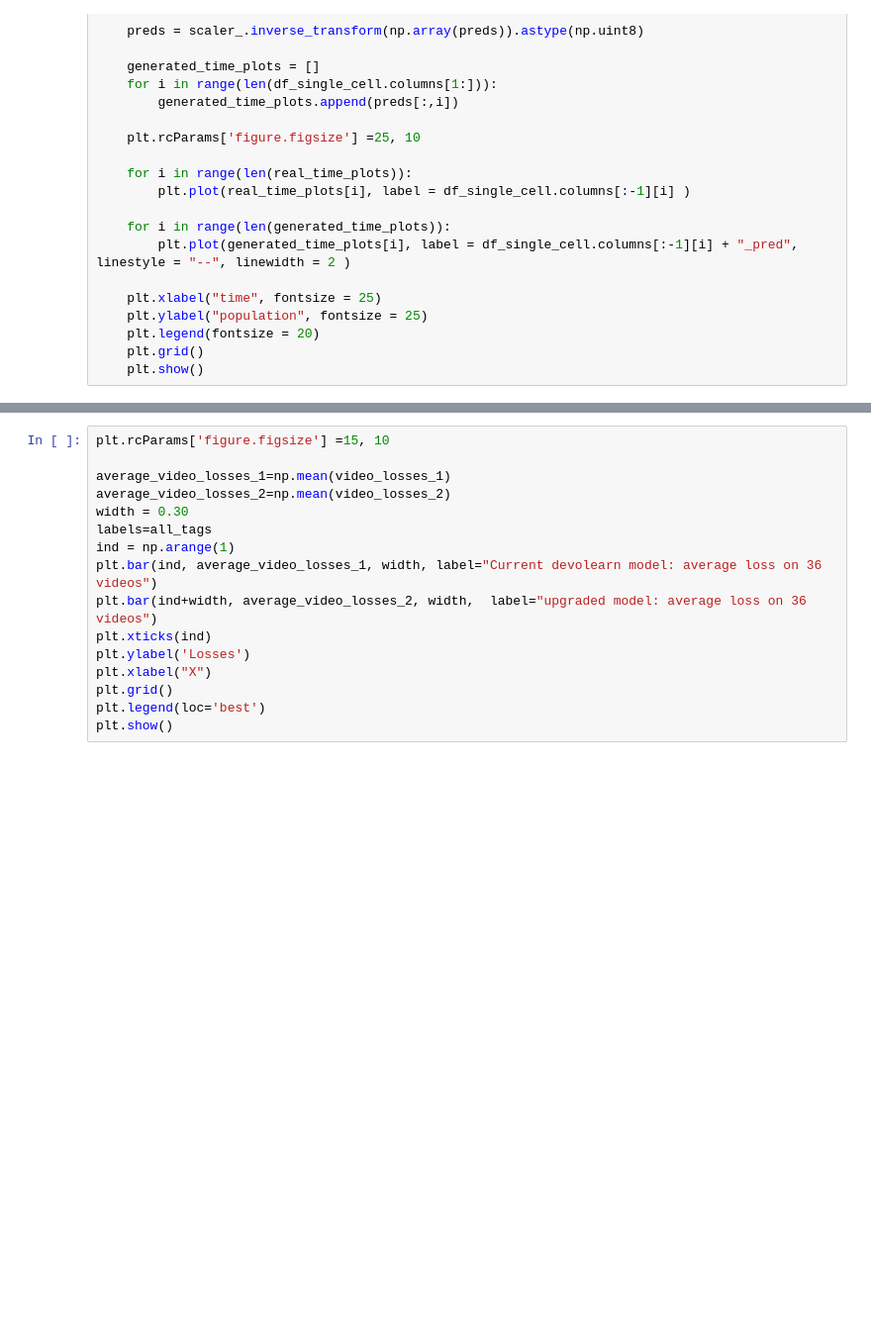
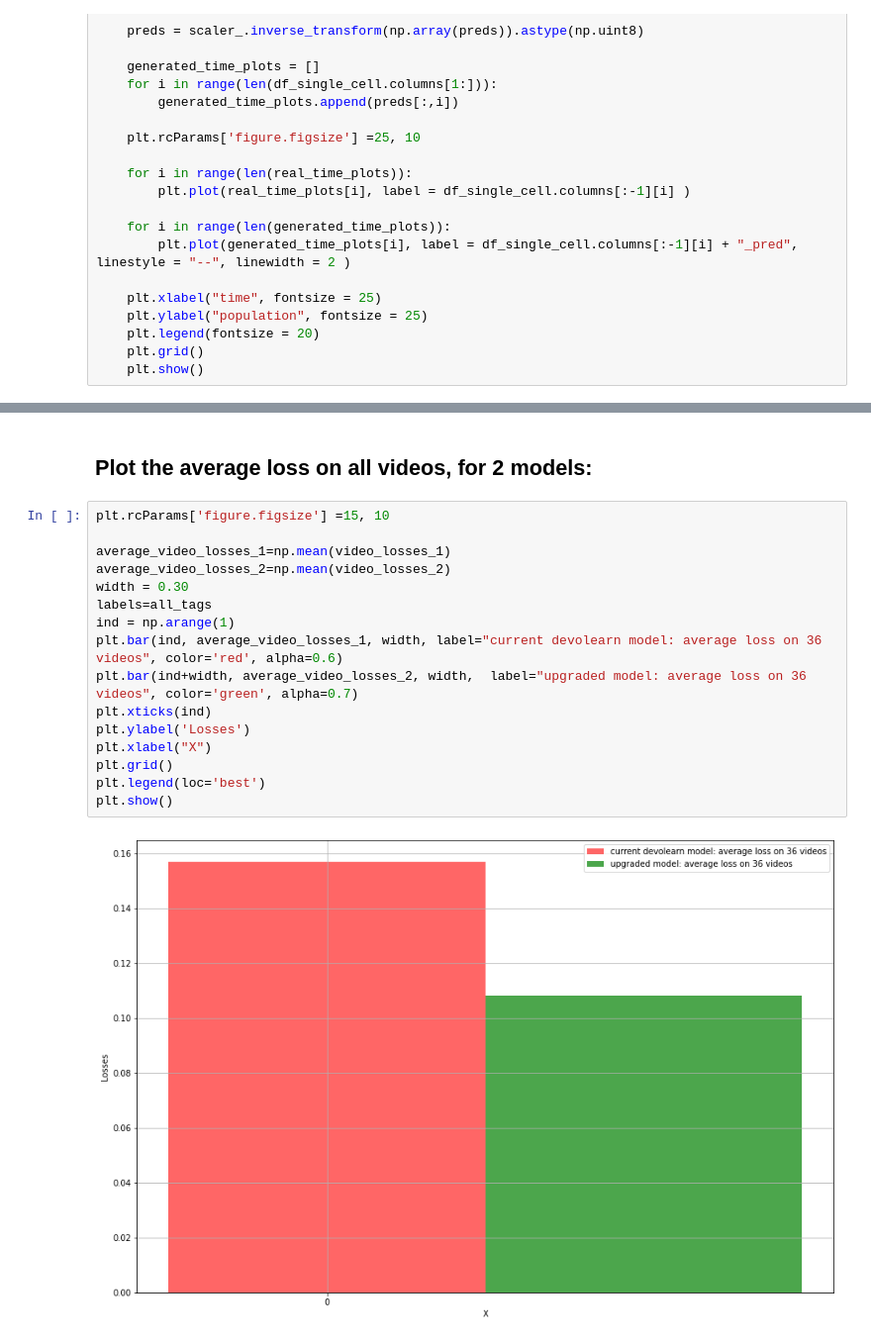
Before and after one commit to Mainakdeb/elegant-embryos, a Jupyter notebook: compare_cell_population_models.ipynb, the cells around one changed output, grey strips where cells are left out. Shown: that part at 99% size. Cells and saved outputs as stored; diff of their text form; blank space fills up the shorter version.

```diff
--- a/compare_cell_population_models.ipynb
+++ b/compare_cell_population_models.ipynb
@@ -223,16 +278,20 @@ plt.show()
+# %% [markdown]
+## Plot the average loss on all videos, for 2 models:
 # %%
 plt.rcParams['figure.figsize'] =15, 10
 
 average_video_losses_1=np.mean(video_losses_1)
 average_video_losses_2=np.mean(video_losses_2)
 width = 0.30
 labels=all_tags
 ind = np.arange(1)
-plt.bar(ind, average_video_losses_1, width, label="Current devolearn model: average loss on 36 videos")
-plt.bar(ind+width, average_video_losses_2, width,  label="upgraded model: average loss on 36 videos")
+plt.bar(ind, average_video_losses_1, width, label="current devolearn model: average loss on 36 videos", color='red', alpha=0.6)
+plt.bar(ind+width, average_video_losses_2, width,  label="upgraded model: average loss on 36 videos", color='green', alpha=0.7)
 plt.xticks(ind)
 plt.ylabel('Losses')
 plt.xlabel("X")
 plt.grid()
 plt.legend(loc='best')
 plt.show()
+# %% [output]
+[figure, added]
```
Also changed, not shown: parts of 38 cells of this notebook.
